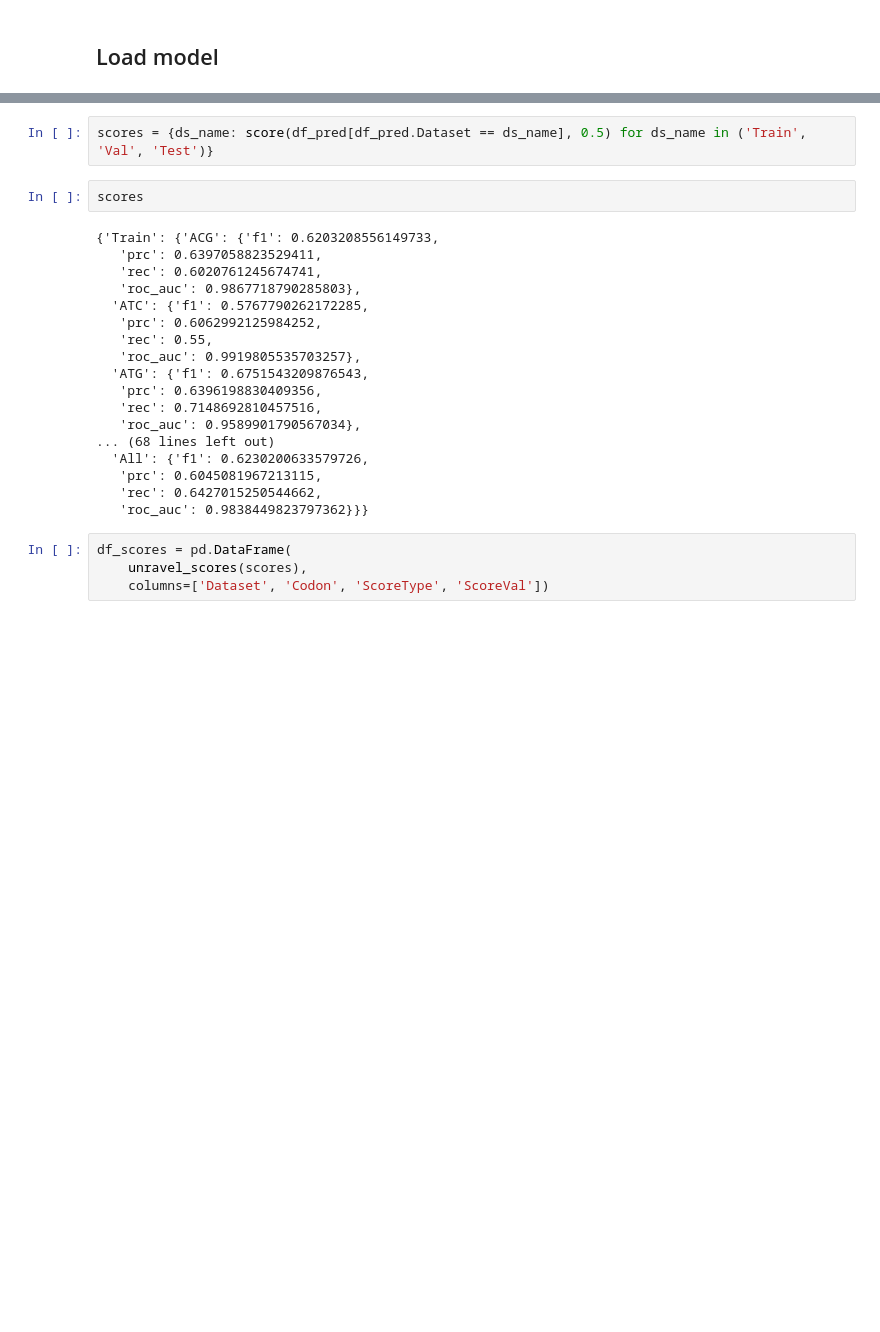
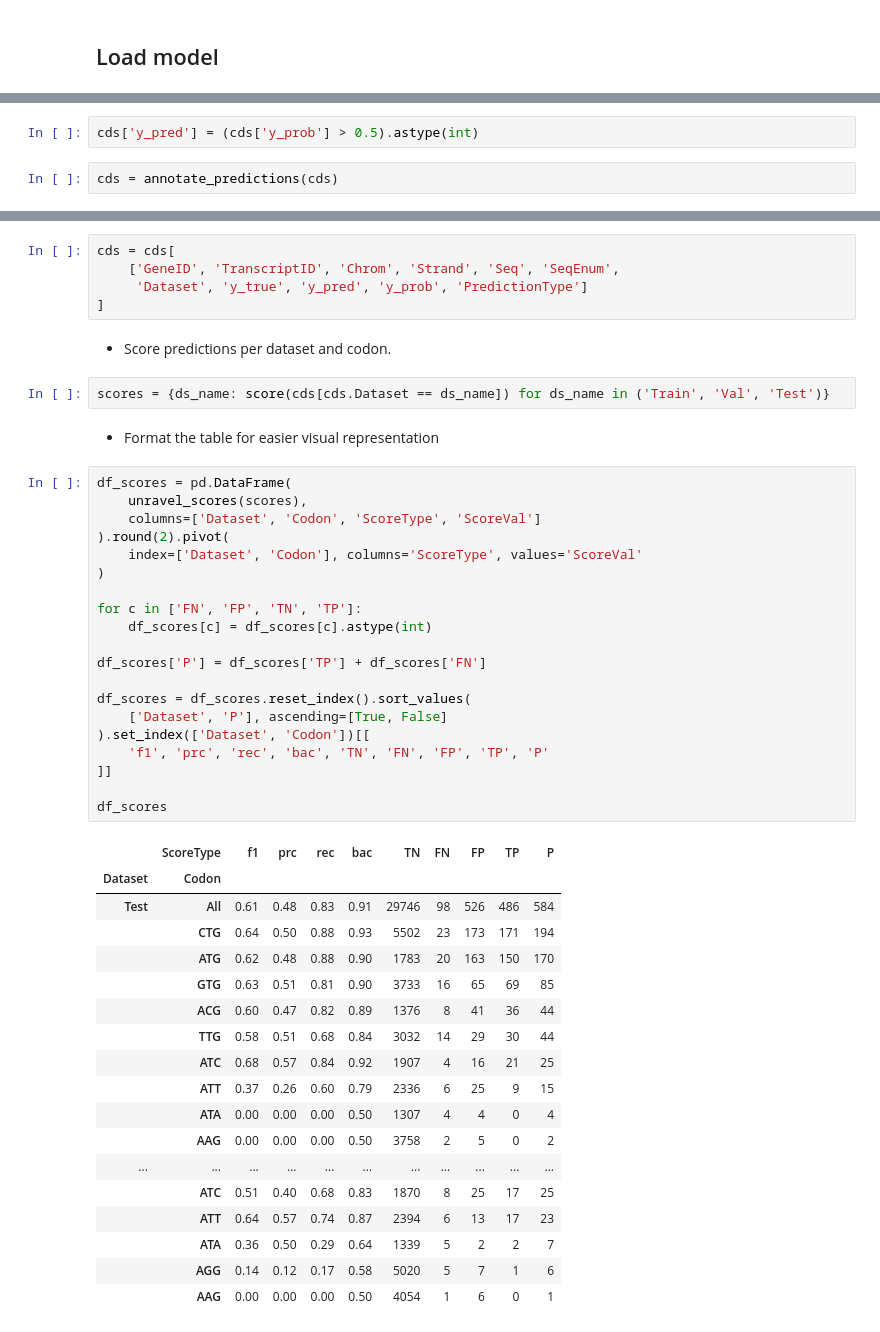
Before and after one commit to AIRI-Institute/uBERTa, a Jupyter notebook: notebooks/predict_5UTR.ipynb, the cells around one changed output, grey strips where cells are left out. Drawn from its saved outputs; the diff is of its cells as text; blank space fills up the shorter version.

```diff
--- a/notebooks/predict_5UTR.ipynb
+++ b/notebooks/predict_5UTR.ipynb
@@ -360,0 +447,4 @@ Score predictions separately for each part of the modeling dataset. The scores m
+# %%
+cds['y_pred'] = (cds['y_prob'] > 0.5).astype(int)
+# %%
+cds = annotate_predictions(cds)
@@ -361,26 +462,50 @@ Score predictions separately for each part of the modeling dataset. The scores m
+# %%
+cds = cds[
+    ['GeneID', 'TranscriptID', 'Chrom', 'Strand', 'Seq', 'SeqEnum',
+     'Dataset', 'y_true', 'y_pred', 'y_prob', 'PredictionType']
+]
+# %% [markdown]
+- Score predictions per dataset and codon.
 # %%
-scores = {ds_name: score(df_pred[df_pred.Dataset == ds_name], 0.5) for ds_name in ('Train', 'Val', 'Test')}
+scores = {ds_name: score(cds[cds.Dataset == ds_name]) for ds_name in ('Train', 'Val', 'Test')}
-# %%
-scores
-# %% [output]
-{'Train': {'ACG': {'f1': 0.6203208556149733,
-   'prc': 0.6397058823529411,
-   'rec': 0.6020761245674741,
-   'roc_auc': 0.9867718790285803},
-  'ATC': {'f1': 0.5767790262172285,
-   'prc': 0.6062992125984252,
-   'rec': 0.55,
-   'roc_auc': 0.9919805535703257},
-  'ATG': {'f1': 0.6751543209876543,
-   'prc': 0.6396198830409356,
-   'rec': 0.7148692810457516,
-   'roc_auc': 0.9589901790567034},
-... (68 lines left out)
-  'All': {'f1': 0.6230200633579726,
-   'prc': 0.6045081967213115,
-   'rec': 0.6427015250544662,
-   'roc_auc': 0.9838449823797362}}}
+# %% [markdown]
+- Format the table for easier visual representation
 # %%
 df_scores = pd.DataFrame(
     unravel_scores(scores),
-    columns=['Dataset', 'Codon', 'ScoreType', 'ScoreVal'])
+    columns=['Dataset', 'Codon', 'ScoreType', 'ScoreVal']
+).round(2).pivot(
+    index=['Dataset', 'Codon'], columns='ScoreType', values='ScoreVal'
+)
+
+for c in ['FN', 'FP', 'TN', 'TP']:
+    df_scores[c] = df_scores[c].astype(int)
+
+df_scores['P'] = df_scores['TP'] + df_scores['FN']
+
+df_scores = df_scores.reset_index().sort_values(
+    ['Dataset', 'P'], ascending=[True, False]
+).set_index(['Dataset', 'Codon'])[[
+    'f1', 'prc', 'rec', 'bac', 'TN', 'FN', 'FP', 'TP', 'P'
+]]
+
+df_scores
+# %% [output]
+|  | ScoreType | f1 | prc | rec | bac | TN | FN | FP | TP | P |
+| Dataset | Codon |  |  |  |  |  |  |  |  |  |
+| Test | All | 0.61 | 0.48 | 0.83 | 0.91 | 29746 | 98 | 526 | 486 | 584 |
+|  | CTG | 0.64 | 0.50 | 0.88 | 0.93 | 5502 | 23 | 173 | 171 | 194 |
+|  | ATG | 0.62 | 0.48 | 0.88 | 0.90 | 1783 | 20 | 163 | 150 | 170 |
+|  | GTG | 0.63 | 0.51 | 0.81 | 0.90 | 3733 | 16 | 65 | 69 | 85 |
+|  | ACG | 0.60 | 0.47 | 0.82 | 0.89 | 1376 | 8 | 41 | 36 | 44 |
+|  | TTG | 0.58 | 0.51 | 0.68 | 0.84 | 3032 | 14 | 29 | 30 | 44 |
+|  | ATC | 0.68 | 0.57 | 0.84 | 0.92 | 1907 | 4 | 16 | 21 | 25 |
+|  | ATT | 0.37 | 0.26 | 0.60 | 0.79 | 2336 | 6 | 25 | 9 | 15 |
+|  | ATA | 0.00 | 0.00 | 0.00 | 0.50 | 1307 | 4 | 4 | 0 | 4 |
+|  | AAG | 0.00 | 0.00 | 0.00 | 0.50 | 3758 | 2 | 5 | 0 | 2 |
+| ... | ... | ... | ... | ... | ... | ... | ... | ... | ... | ... |
+|  | ATC | 0.51 | 0.40 | 0.68 | 0.83 | 1870 | 8 | 25 | 17 | 25 |
+|  | ATT | 0.64 | 0.57 | 0.74 | 0.87 | 2394 | 6 | 13 | 17 | 23 |
+|  | ATA | 0.36 | 0.50 | 0.29 | 0.64 | 1339 | 5 | 2 | 2 | 7 |
+|  | AGG | 0.14 | 0.12 | 0.17 | 0.58 | 5020 | 5 | 7 | 1 | 6 |
+|  | AAG | 0.00 | 0.00 | 0.00 | 0.50 | 4054 | 1 | 6 | 0 | 1 |
```
Also changed, not shown: parts of 60 cells of this notebook, 10 other files.
